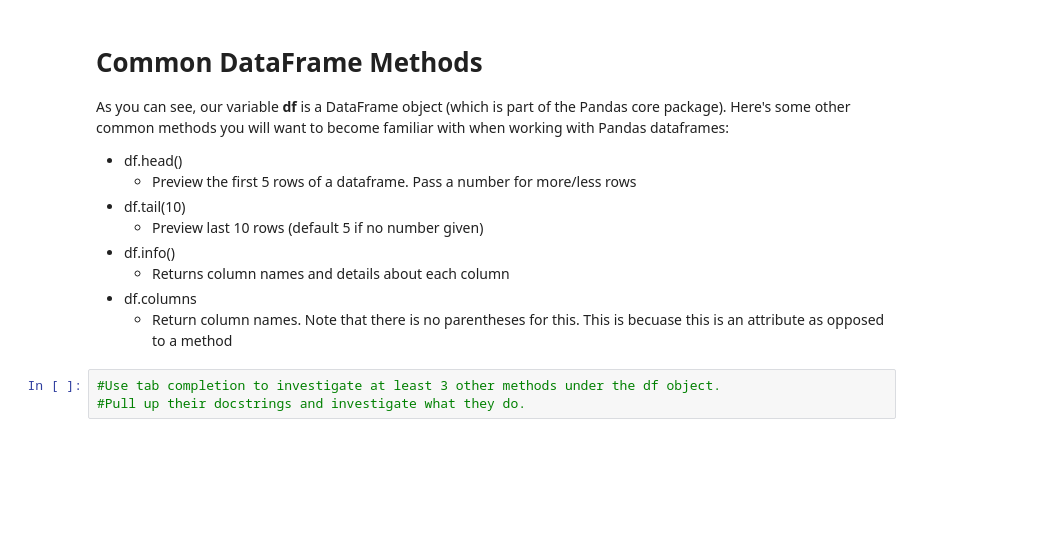
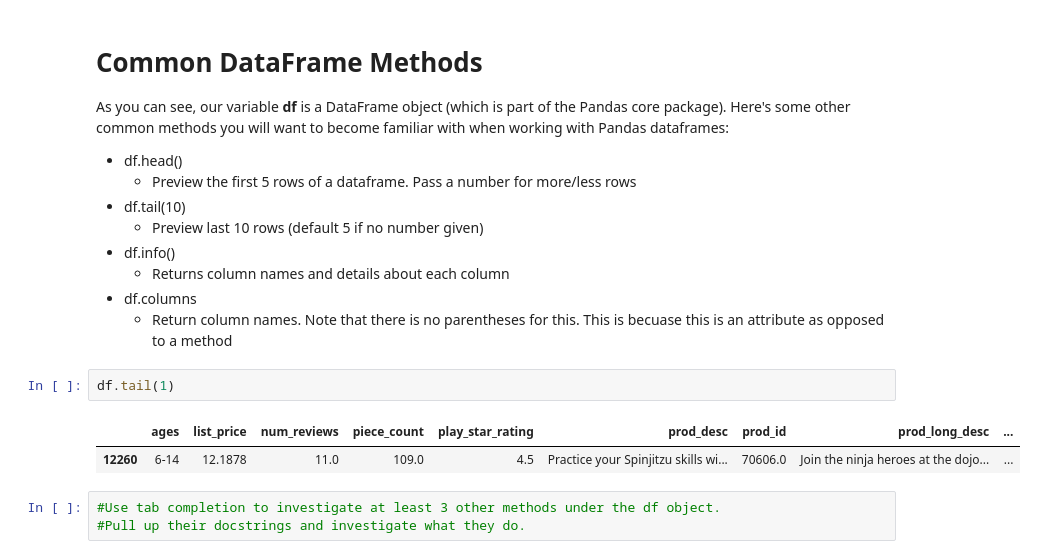
Before and after one commit to TSGreenwood/dsc-1-01-08-your-first-data-science-codealong-seattle-ds-career-040119, a Jupyter notebook: index.ipynb, the cells around one changed output. Drawn from its saved outputs; the diff is of its cells as text; blank space fills up the shorter version.

```diff
--- a/index.ipynb
+++ b/index.ipynb
@@ -180,6 +180,11 @@ As you can see, our variable **df** is a DataFrame object (which is part of the
     * Returns column names and details about each column
 * df.columns
     * Return column names. Note that there is no parentheses for this. This is becuase this is an attribute as opposed to a method
+# %%
+df.tail(1)
+# %% [output]
+|  | ages | list_price | num_reviews | piece_count | play_star_rating | prod_desc | prod_id | prod_long_desc | ... |
+| 12260 | 6-14 | 12.1878 | 11.0 | 109.0 | 4.5 | Practice your Spinjitzu skills wi... | 70606.0 | Join the ninja heroes at the dojo... | ... |
 # %%
 #Use tab completion to investigate at least 3 other methods under the df object.
 #Pull up their docstrings and investigate what they do.
```
